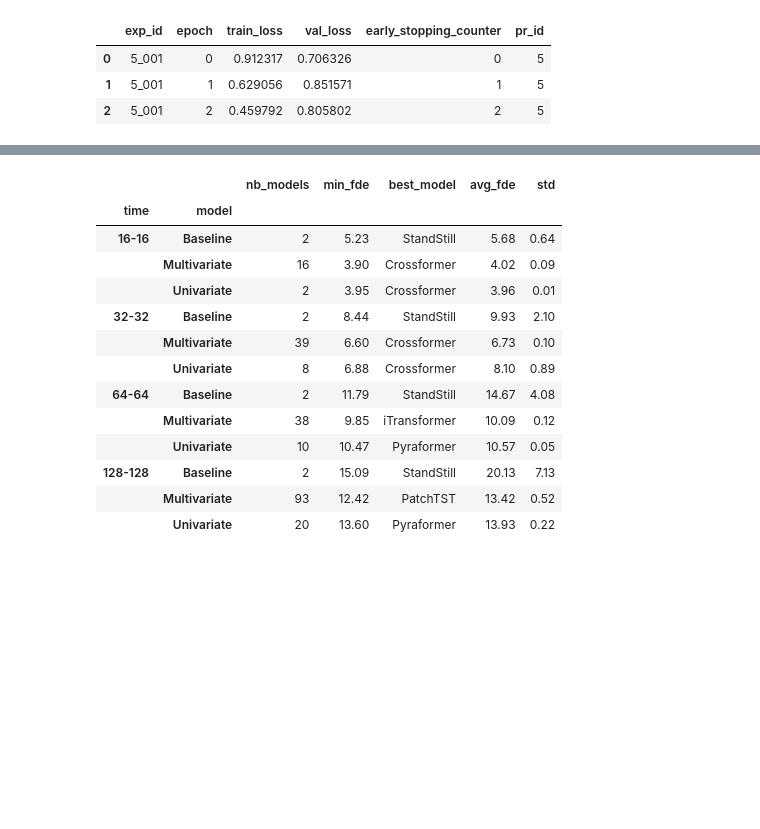
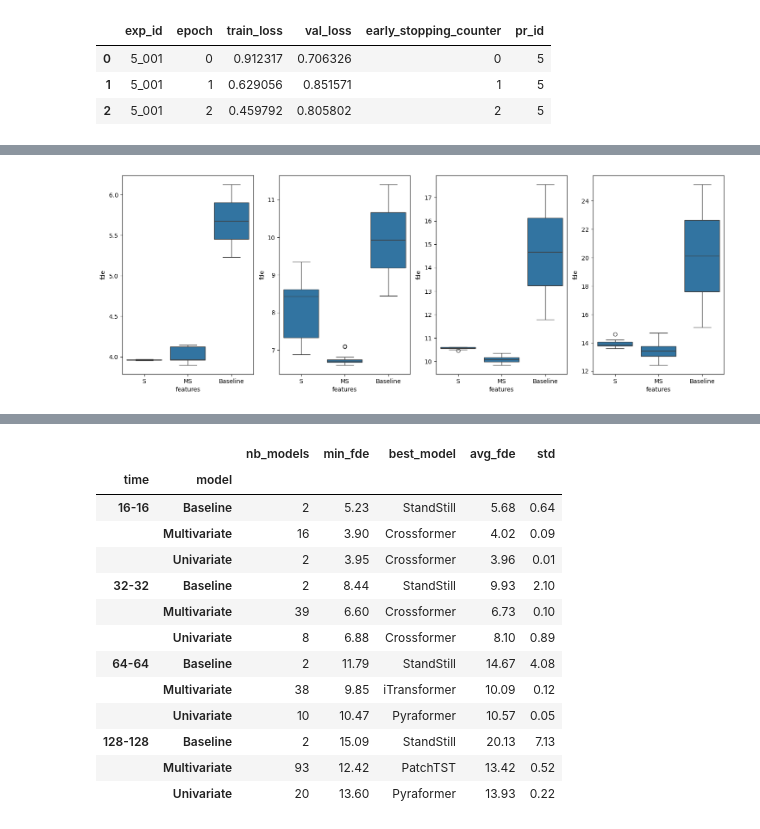
Before and after one commit to arnaud-odet/Time-Series-Library, a Jupyter notebook: results.ipynb, the cells around one changed output, grey strips where cells are left out. Cells and saved outputs as stored; diff of their text form; code cells hidden in the pictures; blank space fills up the shorter version.

Commit message:
Adding boxplot

```diff
--- a/results.ipynb
+++ b/results.ipynb
@@ -405,6 +405,19 @@ testing_logs.head(3)
 | 4_067 | 4 | 67 | 64 | 64 | S | 19 | early_stopping | 0.579425 | 2 | 256 | ... |
 | 4_069 | 4 | 69 | 64 | 64 | S | 23 | early_stopping | 0.575672 | 2 | 256 | ... |
 | 4_071 | 4 | 71 | 64 | 64 | S | 21 | early_stopping | 0.574540 | 2 | 256 | ... |
+# %%
+fig, axs = plt.subplots(1,4, figsize = (18,6))
+ths = testing_logs['seq_len'].sort_values().unique()
+bs = BaselineScorer(time_horizons= ths, metric='fde')
+bdf = format_baselines(bs)
+
+boxplot_df = pd.concat([testing_logs[['seq_len','pred_len','features','model', 'fde']], bdf]).reset_index(drop=True)
+
+
+for th, ax in zip(ths, axs.flatten()):
+    sns.boxplot(data = boxplot_df[boxplot_df['seq_len'] == th], x = 'features', y= 'fde', ax = ax);
+# %% [output]
+[figure, added]
 # %%
 test_results.round(2)
 # %% [output]
```
